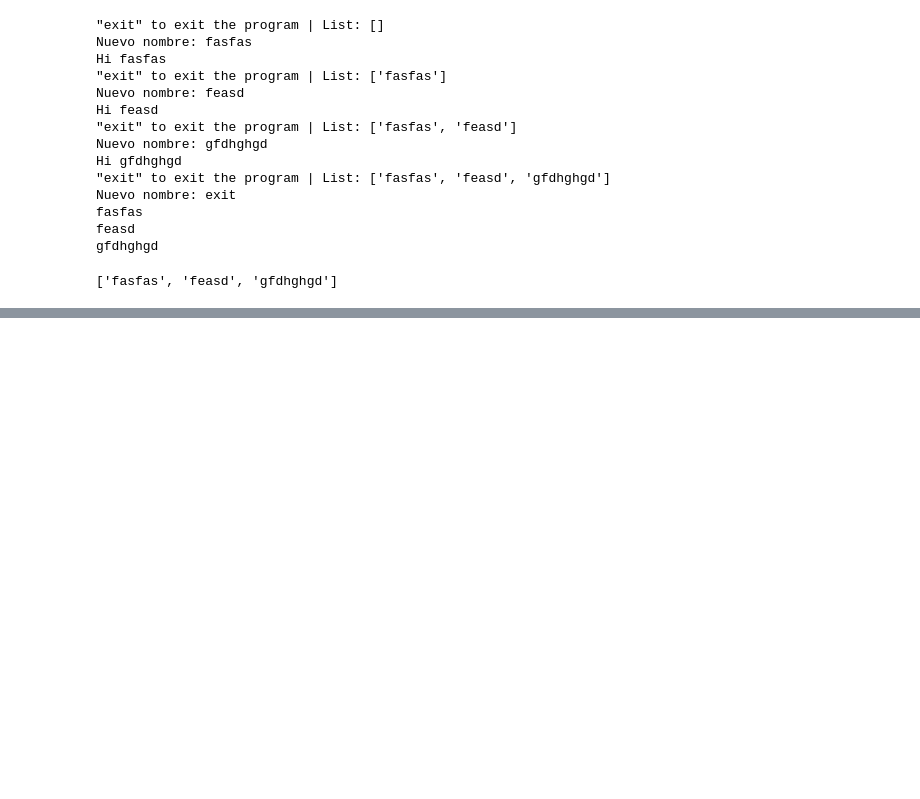
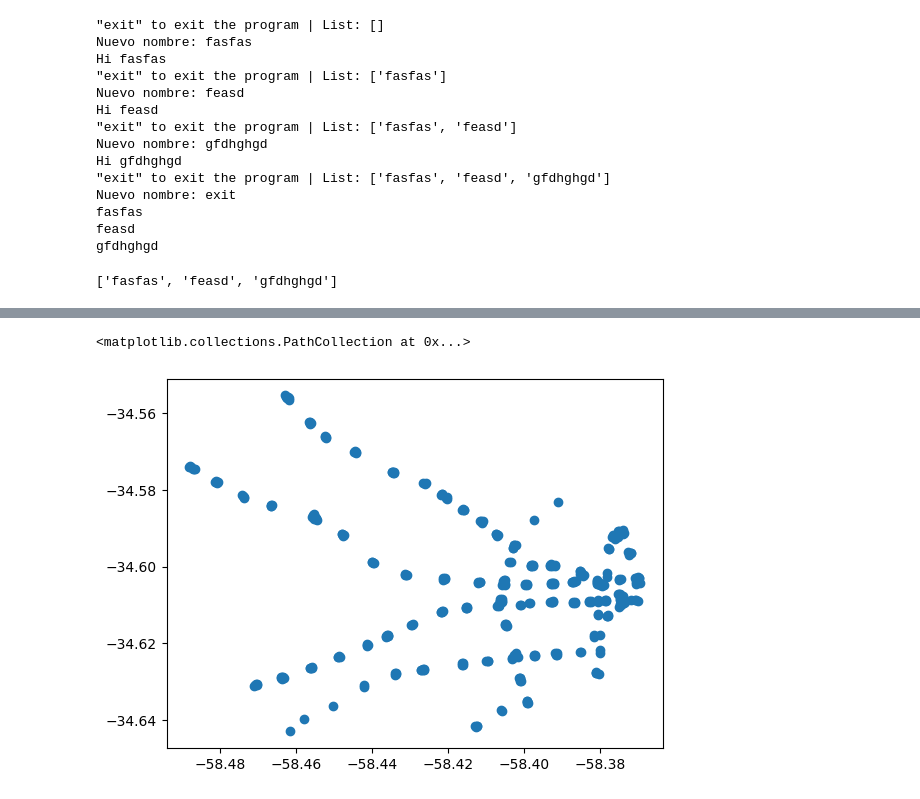
Before and after one commit to IonatanPerez/Aprender_Programando_2023, a Jupyter notebook: Compartido/PorrasFederico/FP.ipynb, the cells around one changed output, grey strips where cells are left out. Drawn from its saved outputs; the diff is of its cells as text; code cells hidden in the pictures; blank space fills up the shorter version.

```diff
--- a/Compartido/PorrasFederico/FP.ipynb
+++ b/Compartido/PorrasFederico/FP.ipynb
@@ -96,0 +135,2 @@ gfdhghgd
+# %%
+bocasSubteData = pd.read_csv("https://cdn.buenosaires.gob.ar/datosabiertos/datasets/sbase/bocas-subte/bocas-de-subte.csv")
@@ -96,0 +200,6 @@ gfdhghgd
+# %%
+import matplotlib.pyplot as plt # Para graficar
+plt.scatter(bocasSubteData["long"], bocasSubteData["lat"]) # Reconstruir red de subte
+# %% [output]
+<matplotlib.collections.PathCollection at 0x...>
+[figure, added]
```
Also changed, not shown: parts of 14 cells of this notebook, 50 other files.
